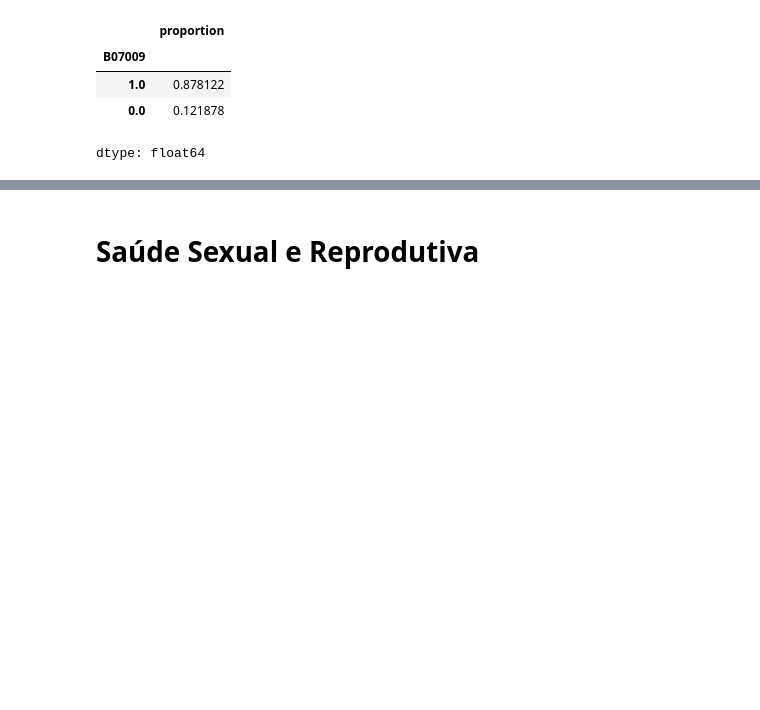
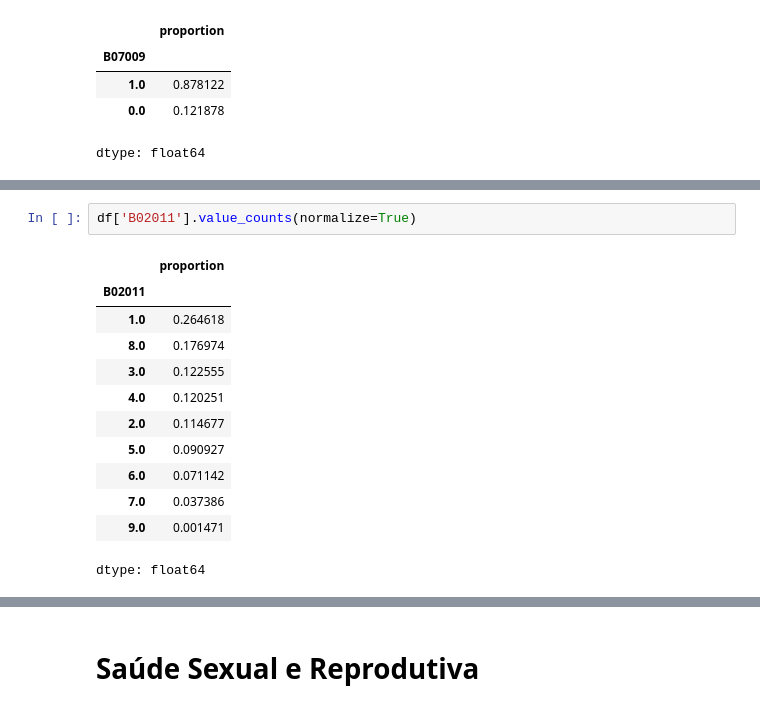
Before and after one commit to GustavoEmanuel901/lainfs-pense-repository, a Jupyter notebook: Dados_Pense_2026.ipynb, the cells around one changed output, grey strips where cells are left out. Cells and saved outputs as stored; diff of their text form; blank space fills up the shorter version.

```diff
--- a/Dados_Pense_2026.ipynb
+++ b/Dados_Pense_2026.ipynb
@@ -2175,0 +2679,15 @@ dtype: float64
+# %%
+df['B02011'].value_counts(normalize=True)
+# %% [output]
+|  | proportion |
+| B02011 |  |
+| 1.0 | 0.264618 |
+| 8.0 | 0.176974 |
+| 3.0 | 0.122555 |
+| 4.0 | 0.120251 |
+| 2.0 | 0.114677 |
+| 5.0 | 0.090927 |
+| 6.0 | 0.071142 |
+| 7.0 | 0.037386 |
+| 9.0 | 0.001471 |
+dtype: float64
```
Also changed, not shown: parts of 78 cells of this notebook.
